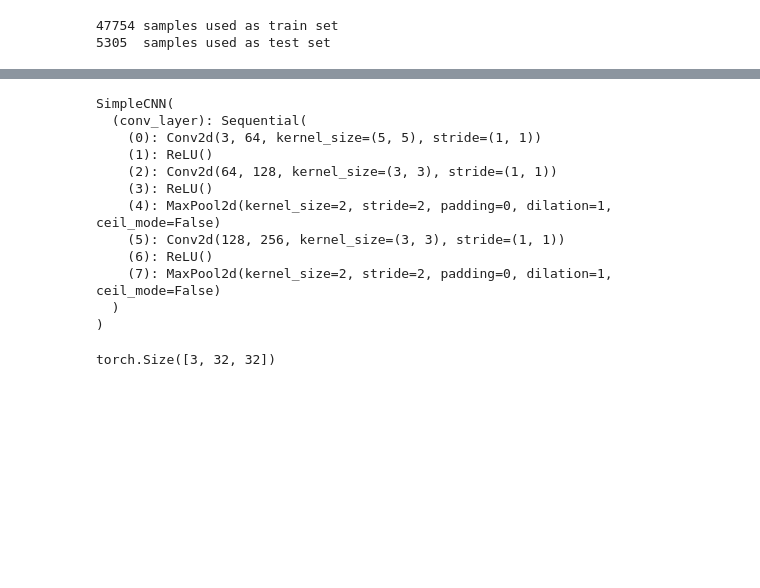
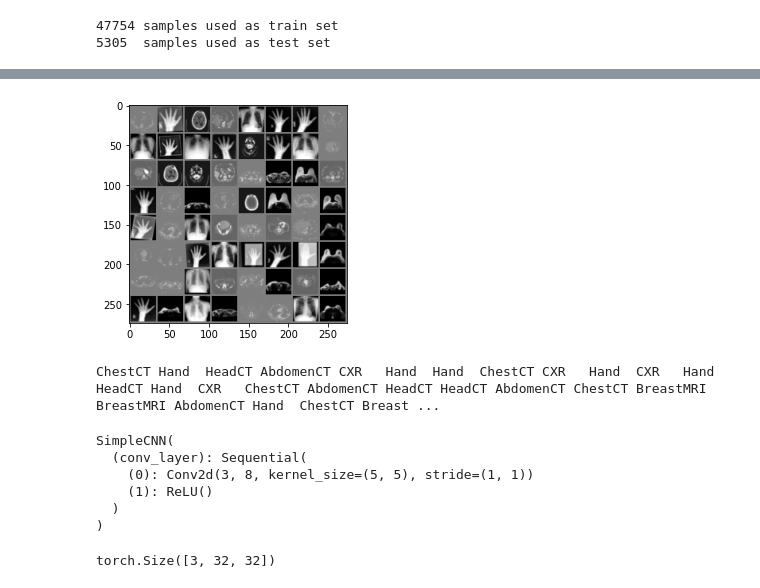
Before and after one commit to esfandiaryfard/machine-learning, a Jupyter notebook: HomeWork1_ImageClassification.ipynb, the cells around one changed output, grey strips where cells are left out. Cells and saved outputs as stored; diff of their text form; code cells hidden in the pictures; blank space fills up the shorter version.

```diff
--- a/HomeWork1_ImageClassification.ipynb
+++ b/HomeWork1_ImageClassification.ipynb
@@ -80,3 +125,14 @@ test_loader  = DataLoader(
+# %%
+dataiter = iter(val_loader)
+images, labels = dataiter.next()
+
+# show images
+imshow(torchvision.utils.make_grid(images))
+# print labels
+print(' '.join(f'{classes[labels[j]]:5s}' for j in range(64)))
+# %% [output]
+[figure, added]
+ChestCT Hand  HeadCT AbdomenCT CXR   Hand  Hand  ChestCT CXR   Hand  CXR   Hand  HeadCT Hand  CXR   ChestCT AbdomenCT HeadCT HeadCT AbdomenCT ChestCT BreastMRI BreastMRI AbdomenCT Hand  ChestCT Breast ...
 # %%
 import torch.nn as nn
 
@@ -85,14 +141,8 @@ class SimpleCNN(nn.Module):
   def __init__(self):
     super().__init__()
     self.conv_layer = nn.Sequential(
-        nn.Conv2d(in_channels=3, out_channels=64, kernel_size=5, padding=0, stride=1),
-        nn.ReLU(),
-        nn.Conv2d(in_channels=64, out_channels=128, kernel_size=3, padding=0, stride=1),
-        nn.ReLU(),
-        nn.MaxPool2d(kernel_size=2, stride=2),
-        nn.Conv2d(in_channels=128, out_channels=256, kernel_size=3, padding=0, stride=1),
-        nn.ReLU(),
-        nn.MaxPool2d(kernel_size=2, stride=2)
+        nn.Conv2d(in_channels=3, out_channels=8, kernel_size=5, padding=0, stride=1),
+        nn.ReLU()
     )
   def forward(self, x):
     x = self.conv_layer(x)
@@ -103,14 +153,8 @@ print(model)
 # %% [output]
 SimpleCNN(
   (conv_layer): Sequential(
-    (0): Conv2d(3, 64, kernel_size=(5, 5), stride=(1, 1))
+    (0): Conv2d(3, 8, kernel_size=(5, 5), stride=(1, 1))
     (1): ReLU()
-    (2): Conv2d(64, 128, kernel_size=(3, 3), stride=(1, 1))
-    (3): ReLU()
-    (4): MaxPool2d(kernel_size=2, stride=2, padding=0, dilation=1, ceil_mode=False)
-    (5): Conv2d(128, 256, kernel_size=(3, 3), stride=(1, 1))
-    (6): ReLU()
-    (7): MaxPool2d(kernel_size=2, stride=2, padding=0, dilation=1, ceil_mode=False)
   )
 )
 # %%
```
Also changed, not shown: parts of 16 cells of this notebook.
